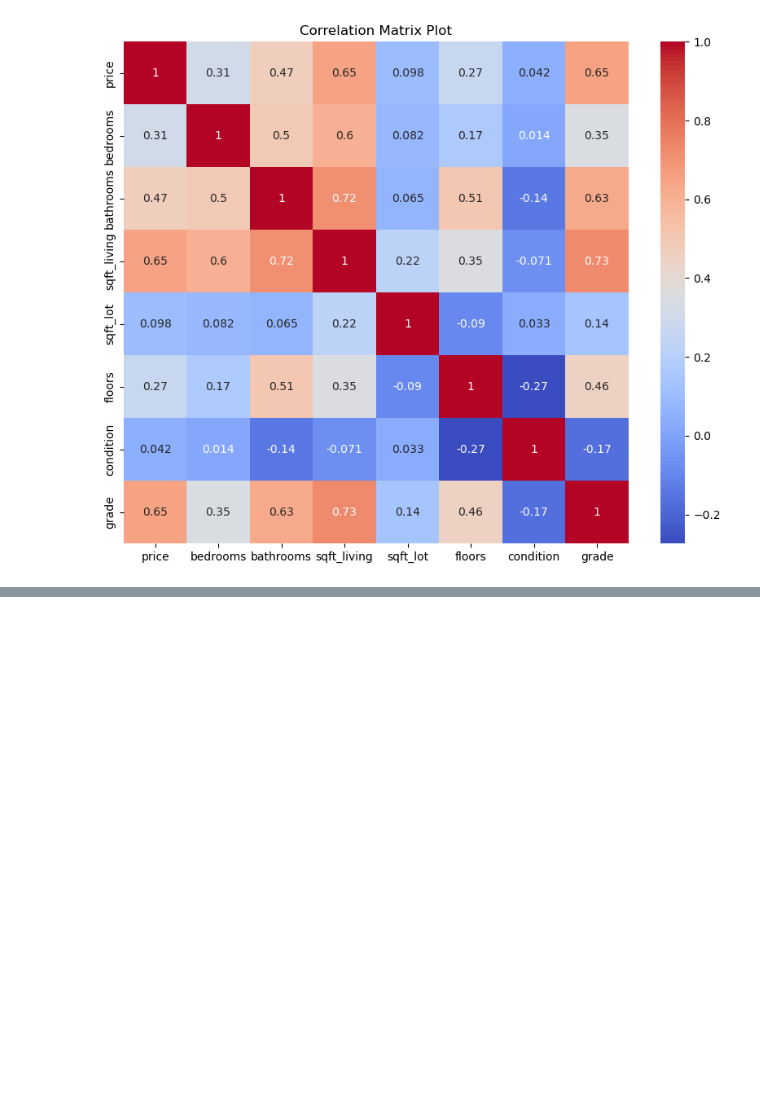
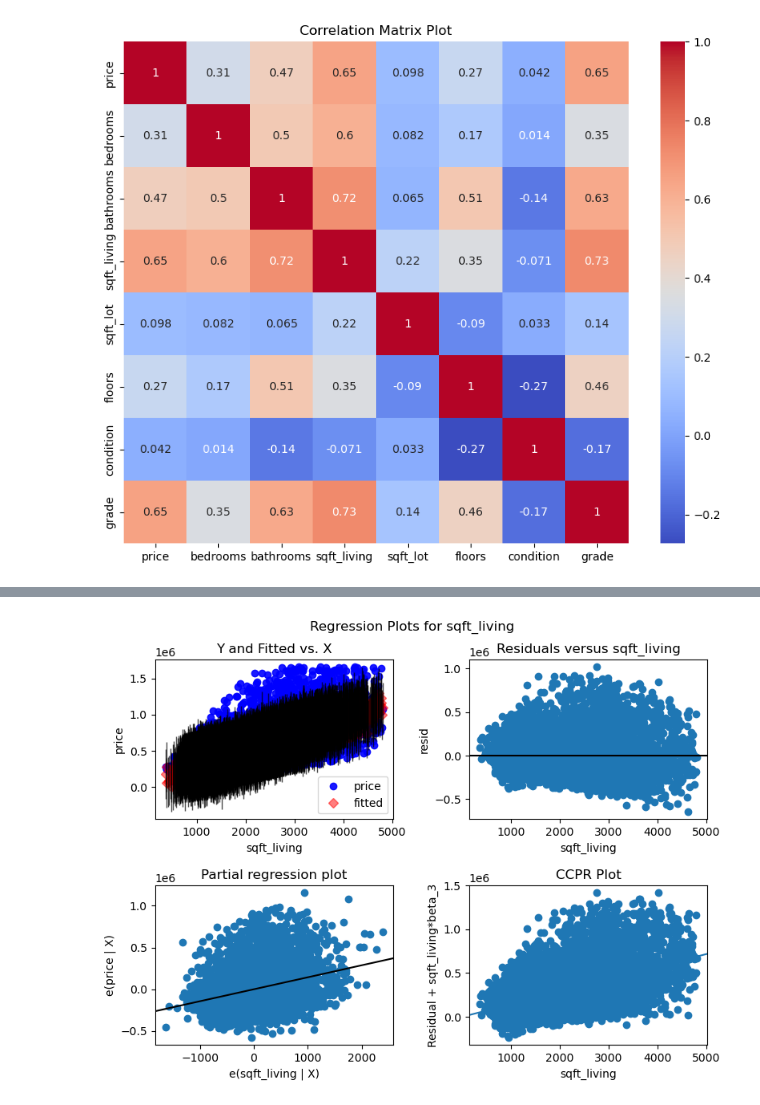
Before and after one commit to RyanKeats88/dsc-phase-2-project, a Jupyter notebook: student.ipynb, the cells around one changed output, grey strips where cells are left out. Saved outputs shown, nothing was run; the diff lists cells and outputs as text; code cells hidden in the pictures; blank space fills up the shorter version.

```diff
--- a/student.ipynb
+++ b/student.ipynb
@@ -508 +563,9 @@ from statsmodels.formula.api import ols
+# %%
+df2_cleaned = pd.read_csv('data/cleaned_data_outliers_removed.csv')
+# Create dummies for bedrooms
+bedroom_dummies = pd.get_dummies(df2_cleaned['bedrooms'], prefix='bedroom')
+# Create dummies for bathrooms
+bathroom_dummies = pd.get_dummies(df2_cleaned['bathrooms'], prefix='bathroom')
+# Concatenate the dummies with the original DataFrame
+df_with_dummies = pd.concat([df2_cleaned, bedroom_dummies, bathroom_dummies], axis=1)
 # %%
@@ -570,0 +583,5 @@ df2_cleaned_dummies_encoded.head()
+# %%
+columns_to_remove = ['bathroom_0.5', 'bathroom_0.75', 'bathroom_1.25', 'bathroom_1.5', 'bathroom_1.75',
+                     'bathroom_2.25', 'bathroom_2.5', 'bathroom_2.75', 'bathroom_3.25', 'bathroom_3.5',
+                     'bathroom_3.75', 'bathroom_4.25']
+df2_cleaned = df_with_dummies.drop(columns=columns_to_remove)
@@ -570,0 +604,17 @@ df2_cleaned_dummies_encoded.head()
+# %%
+import statsmodels.api as sm
+predictor_columns = ['bedrooms', 'bathrooms', 'sqft_living', 'sqft_lot',
+                     'floors','condition', 'grade','bedroom_1', 'bedroom_2',
+                     'bedroom_3', 'bedroom_4', 'bedroom_5', 'bedroom_6',
+                     'bathroom_1.0', 'bathroom_2.0', 'bathroom_3.0', 'bathroom_4.0']
+target_column = 'price'
+# Create the design matrix
+X = df2_cleaned[predictor_columns]
+y = df2_cleaned[target_column]
+# Add constant to the design matrix
+X = sm.add_constant(X)
+# Create and fit the OLS model
+model = sm.OLS(y, X)
+results = model.fit()
+# Display the model summary
+results.summary()
@@ -570,0 +656,9 @@ df2_cleaned_dummies_encoded.head()
+# %%
+# Create the figure
+fig = plt.figure(figsize=(8, 6))
+# Plot the regression results for variable
+sm.graphics.plot_regress_exog(results, 'sqft_living', fig=fig)
+# Display the plot
+plt.show()
+# %% [output]
+[figure, added]
```
Also changed, not shown: parts of 17 cells of this notebook.
